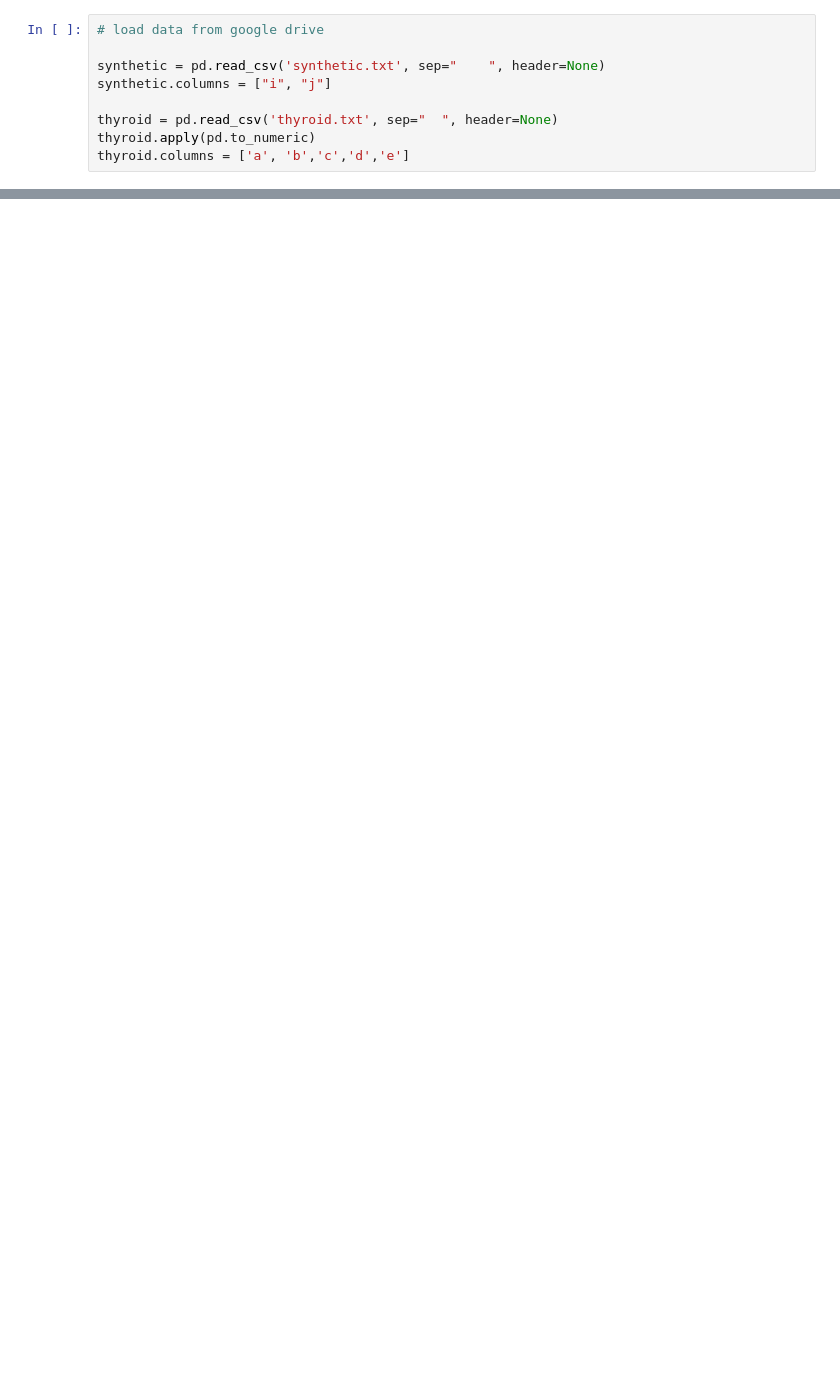
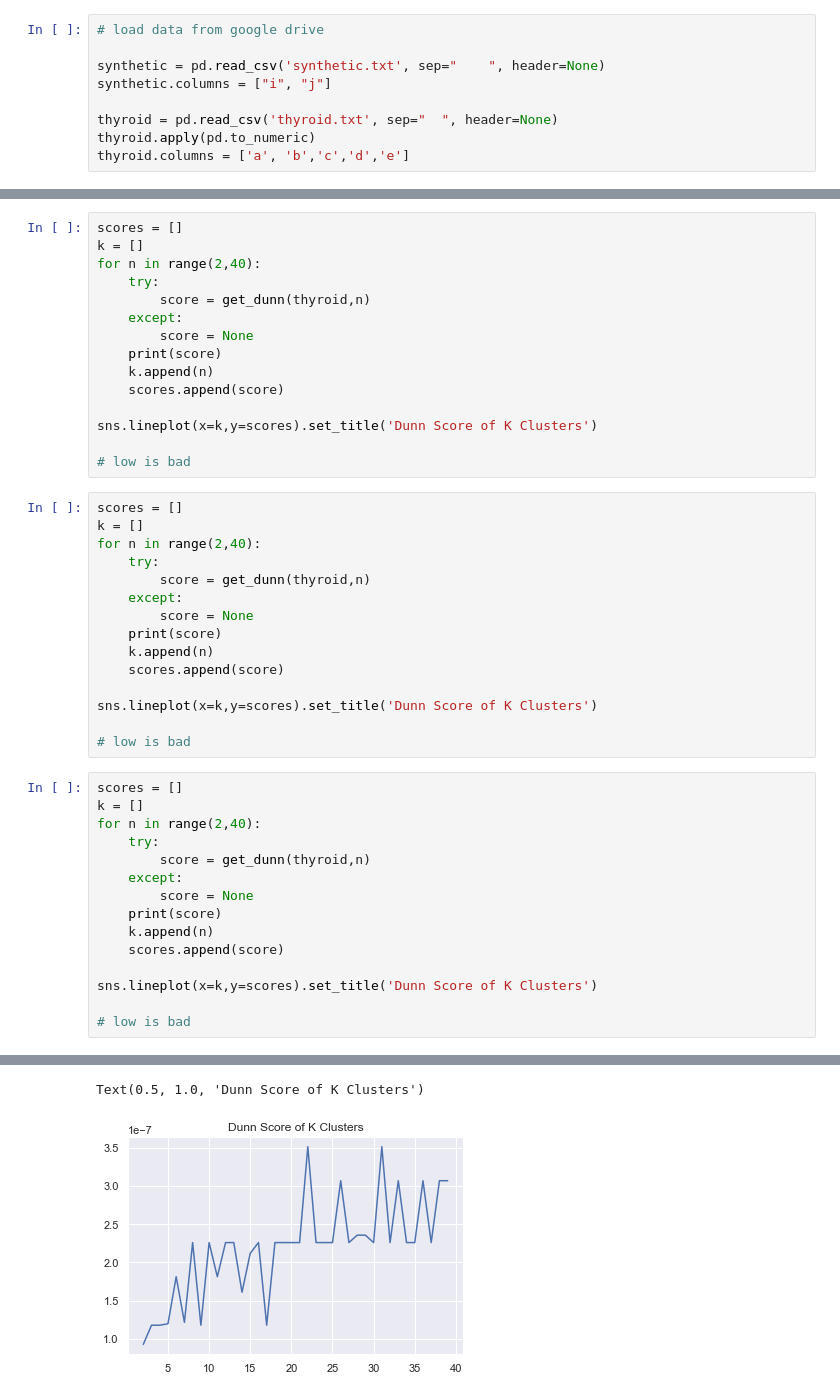
Before and after one commit to LiviReka/Optimization_assignments, a Jupyter notebook: kmeans.ipynb, the cells around one changed output, grey strips where cells are left out. Cells and saved outputs as stored; diff of their text form; blank space fills up the shorter version.

```diff
--- a/kmeans.ipynb
+++ b/kmeans.ipynb
@@ -294,0 +277,46 @@ def _calinski_harabaz_score2(data=None, dist=None, labels=None):
+# %%
+scores = []
+k = []
+for n in range(2,40):
+    try:
+        score = get_dunn(thyroid,n)
+    except:
+        score = None
+    print(score)
+    k.append(n)
+    scores.append(score)
+
+sns.lineplot(x=k,y=scores).set_title('Dunn Score of K Clusters')
+
+# low is bad
+# %%
+scores = []
+k = []
+for n in range(2,40):
+    try:
+        score = get_dunn(thyroid,n)
+    except:
+        score = None
+    print(score)
+    k.append(n)
+    scores.append(score)
+
+sns.lineplot(x=k,y=scores).set_title('Dunn Score of K Clusters')
+
+# low is bad
+# %%
+scores = []
+k = []
+for n in range(2,40):
+    try:
+        score = get_dunn(thyroid,n)
+    except:
+        score = None
+    print(score)
+    k.append(n)
+    scores.append(score)
+
+sns.lineplot(x=k,y=scores).set_title('Dunn Score of K Clusters')
+
+# low is bad
+# %% [output]
@@ -294,0 +340,2 @@ def _calinski_harabaz_score2(data=None, dist=None, labels=None):
+Text(0.5, 1.0, 'Dunn Score of K Clusters')
+[figure, added]
```
Also changed, not shown: parts of 17 cells of this notebook.
